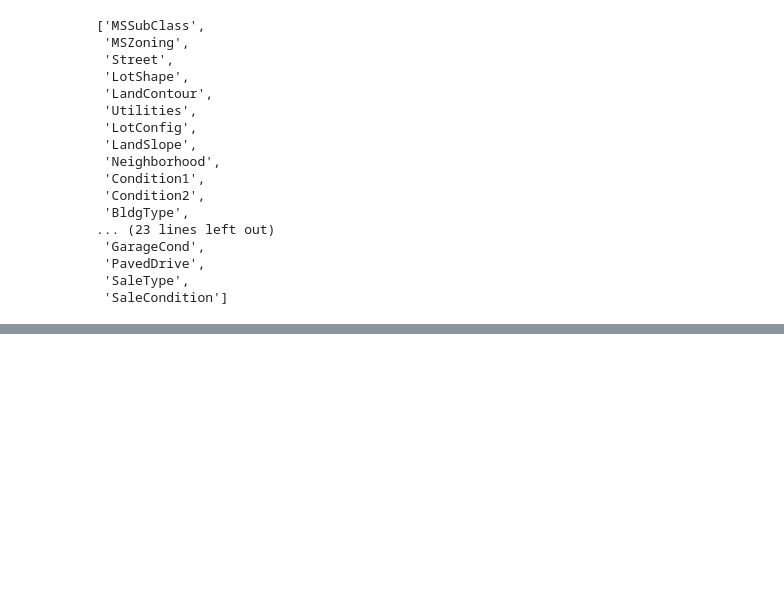
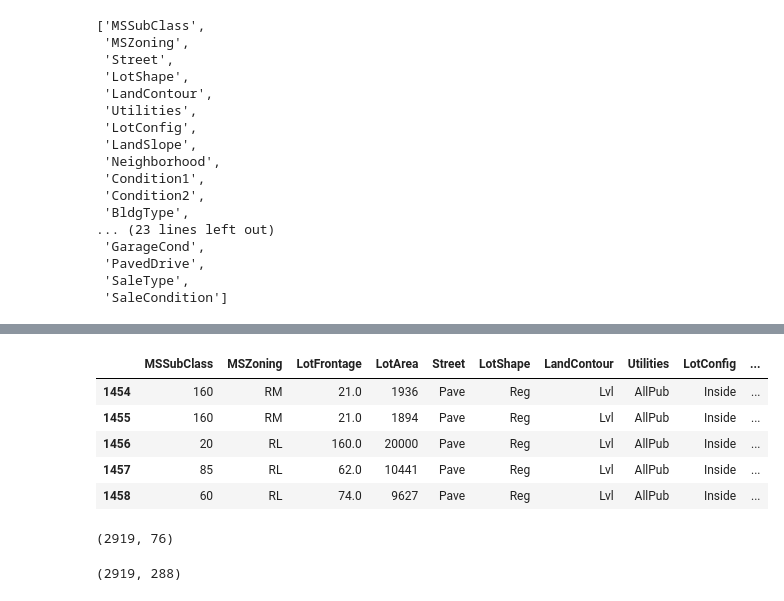
Before and after one commit to galib96/housing-price-prediction-regression, a Jupyter notebook: Housing Price Prediction Kaggle data set.ipynb, the cells around one changed output, grey strips where cells are left out. Drawn from its saved outputs; the diff is of its cells as text; code cells hidden in the pictures; blank space fills up the shorter version.

```diff
--- a/Housing Price Prediction Kaggle data set.ipynb
+++ b/Housing Price Prediction Kaggle data set.ipynb
@@ -339,0 +373,31 @@ df_test['YrSold'] = df_train['YrSold'].astype(str)
+# %%
+# checking the tail part of the combined dataframe
+
+df_train_test.tail()
+# %% [output]
+|  | MSSubClass | MSZoning | LotFrontage | LotArea | Street | LotShape | LandContour | Utilities | LotConfig | ... |
+| 1454 | 160 | RM | 21.0 | 1936 | Pave | Reg | Lvl | AllPub | Inside | ... |
+| 1455 | 160 | RM | 21.0 | 1894 | Pave | Reg | Lvl | AllPub | Inside | ... |
+| 1456 | 20 | RL | 160.0 | 20000 | Pave | Reg | Lvl | AllPub | Inside | ... |
+| 1457 | 85 | RL | 62.0 | 10441 | Pave | Reg | Lvl | AllPub | Inside | ... |
+| 1458 | 60 | RL | 74.0 | 9627 | Pave | Reg | Lvl | AllPub | Inside | ... |
+# %%
+# shape of combined df
+
+df_train_test.shape
+# %% [output]
+(2919, 76)
+# %%
+# convert categorical to numerical
+
+df_train_test = pd.get_dummies(df_train_test,columns=column_cat)
+
+# dropping duplicated columns to avoid correlation problem
+
+df_train_test = df_train_test.loc[:,~df_train_test.columns.duplicated()]
+
+# checking the shape of combined dataframe
+
+df_train_test.shape
+# %% [output]
+(2919, 288)
```
Also changed, not shown: parts of 12 cells of this notebook.
